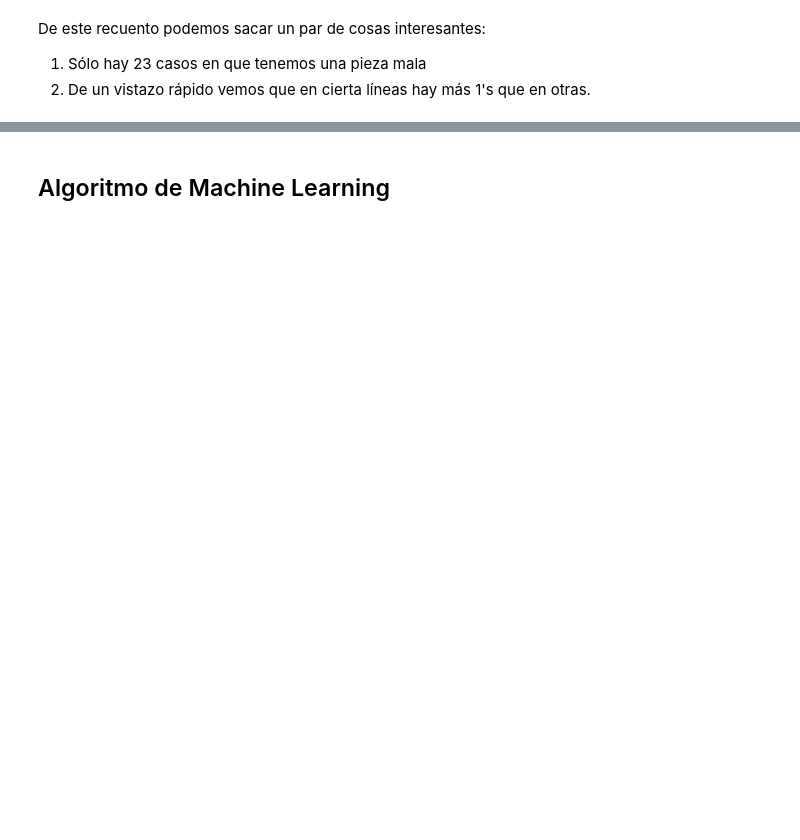
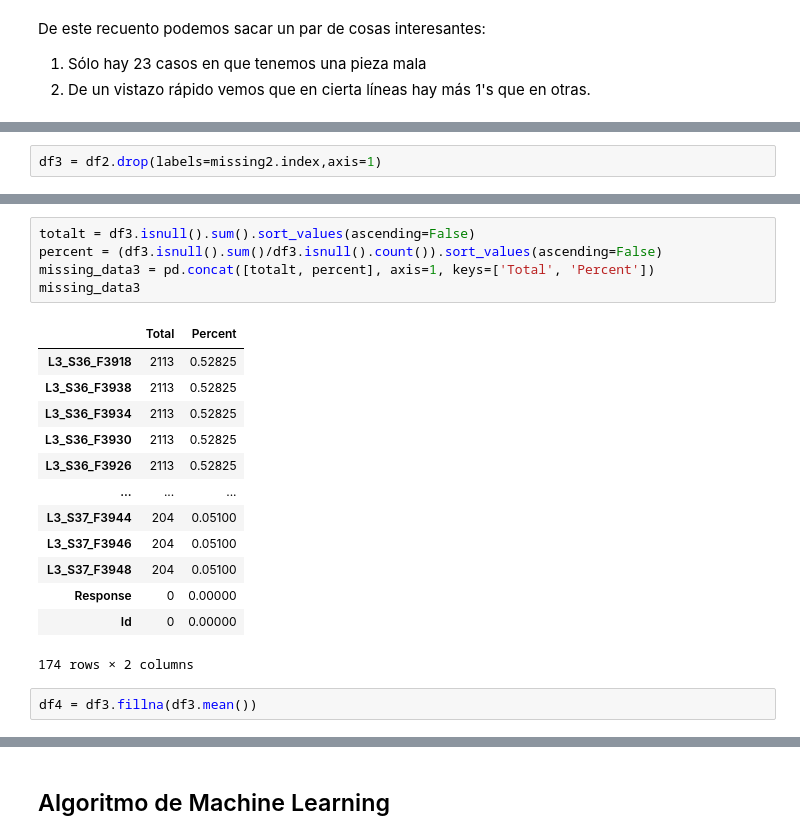
Before and after one commit to Tonmf/ProyectoIML, a Jupyter notebook: Casos/Caso_5.ipynb, the cells around one changed output, grey strips where cells are left out. Drawn from its saved outputs; the diff is of its cells as text; blank space fills up the shorter version.

```diff
--- a/Casos/Caso_5.ipynb
+++ b/Casos/Caso_5.ipynb
@@ -130,0 +158,2 @@ De este recuento podemos sacar un par de cosas interesantes:
+# %%
+df3 = df2.drop(labels=missing2.index,axis=1)
@@ -130,0 +179,21 @@ De este recuento podemos sacar un par de cosas interesantes:
+# %%
+totalt = df3.isnull().sum().sort_values(ascending=False)
+percent = (df3.isnull().sum()/df3.isnull().count()).sort_values(ascending=False)
+missing_data3 = pd.concat([totalt, percent], axis=1, keys=['Total', 'Percent'])
+missing_data3
+# %% [output]
+|  | Total | Percent |
+| L3_S36_F3918 | 2113 | 0.52825 |
+| L3_S36_F3938 | 2113 | 0.52825 |
+| L3_S36_F3934 | 2113 | 0.52825 |
+| L3_S36_F3930 | 2113 | 0.52825 |
+| L3_S36_F3926 | 2113 | 0.52825 |
+| ... | ... | ... |
+| L3_S37_F3944 | 204 | 0.05100 |
+| L3_S37_F3946 | 204 | 0.05100 |
+| L3_S37_F3948 | 204 | 0.05100 |
+| Response | 0 | 0.00000 |
+| Id | 0 | 0.00000 |
+174 rows × 2 columns
+# %%
+df4 = df3.fillna(df3.mean())
```
Also changed, not shown: parts of 28 cells of this notebook.
